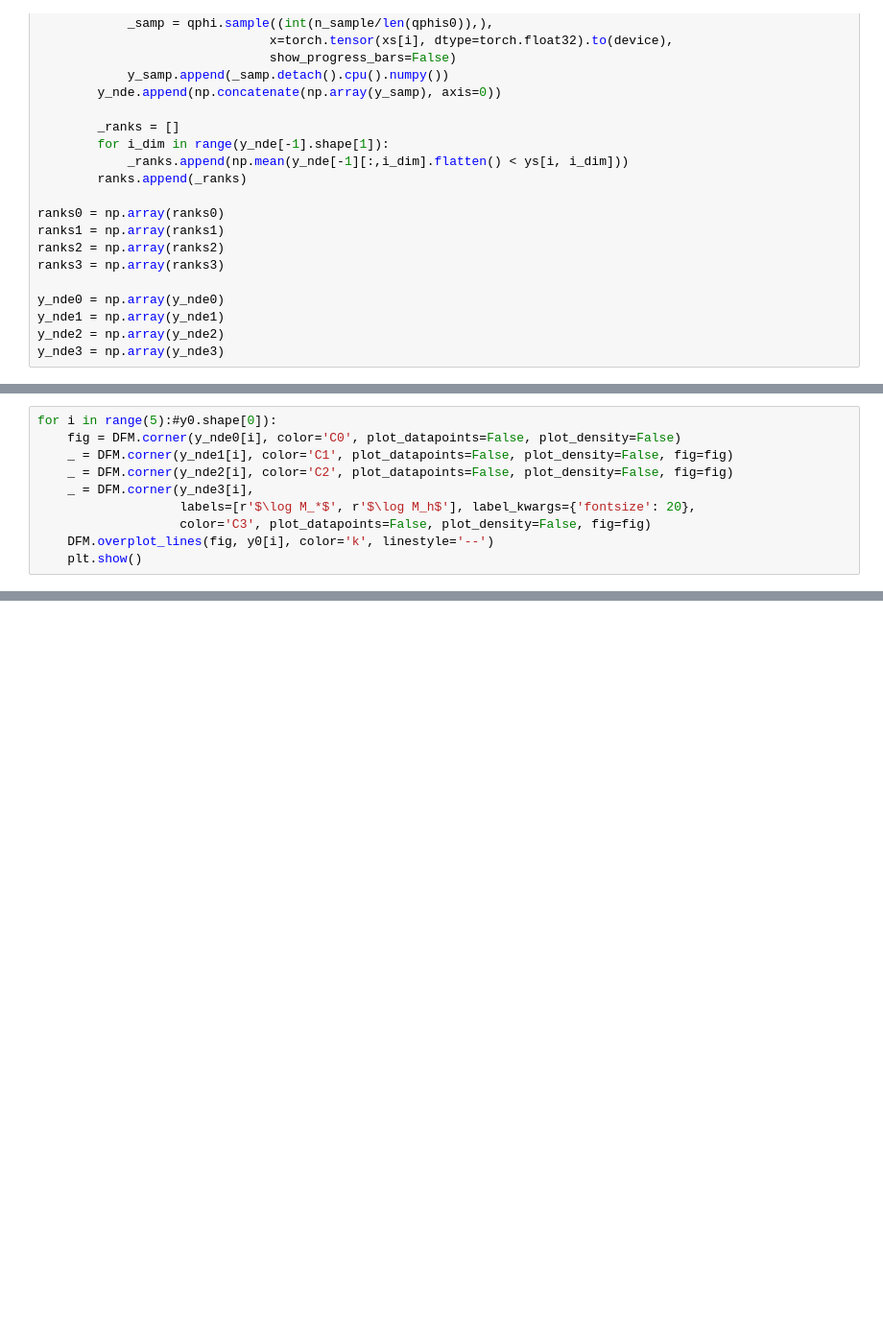
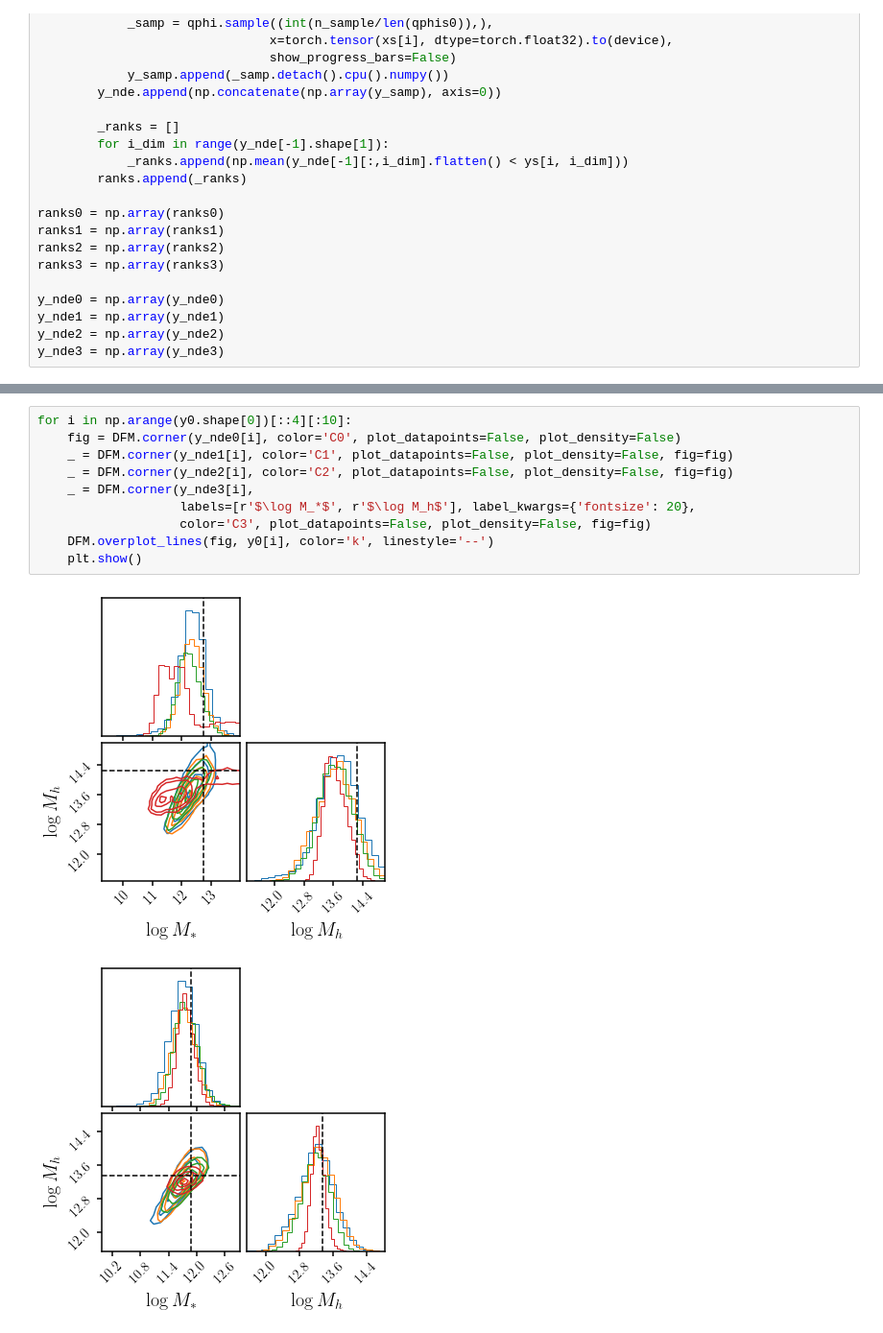
Before and after one commit to changhoonhahn/haloflow, a Jupyter notebook: nb/nde_comp.ipynb, the cells around one changed output, grey strips where cells are left out. Shown at 96% size. Cells and saved outputs as stored; diff of their text form; blank space fills up the shorter version.

```diff
--- a/nb/nde_comp.ipynb
+++ b/nb/nde_comp.ipynb
@@ -111,10 +113,0 @@ sub.set_yticks([])
-# %%
-for i in range(5):#y0.shape[0]):
-    fig = DFM.corner(y_nde0[i], color='C0', plot_datapoints=False, plot_density=False)
-    _ = DFM.corner(y_nde1[i], color='C1', plot_datapoints=False, plot_density=False, fig=fig)
-    _ = DFM.corner(y_nde2[i], color='C2', plot_datapoints=False, plot_density=False, fig=fig)
-    _ = DFM.corner(y_nde3[i],
-                   labels=[r'$\log M_*$', r'$\log M_h$'], label_kwargs={'fontsize': 20},
-                   color='C3', plot_datapoints=False, plot_density=False, fig=fig)
-    DFM.overplot_lines(fig, y0[i], color='k', linestyle='--')
-    plt.show()
@@ -126,0 +114,13 @@ for i in range(5):#y0.shape[0]):
+# %%
+for i in np.arange(y0.shape[0])[::4][:10]:
+    fig = DFM.corner(y_nde0[i], color='C0', plot_datapoints=False, plot_density=False)
+    _ = DFM.corner(y_nde1[i], color='C1', plot_datapoints=False, plot_density=False, fig=fig)
+    _ = DFM.corner(y_nde2[i], color='C2', plot_datapoints=False, plot_density=False, fig=fig)
+    _ = DFM.corner(y_nde3[i],
+                   labels=[r'$\log M_*$', r'$\log M_h$'], label_kwargs={'fontsize': 20},
+                   color='C3', plot_datapoints=False, plot_density=False, fig=fig)
+    DFM.overplot_lines(fig, y0[i], color='k', linestyle='--')
+    plt.show()
+# %% [output]
+[figure, added]
+[figure, added]
```
Also changed, not shown: parts of 10 cells of this notebook.
